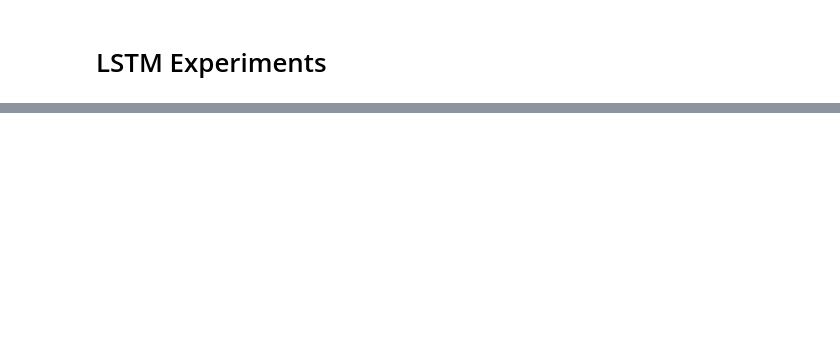
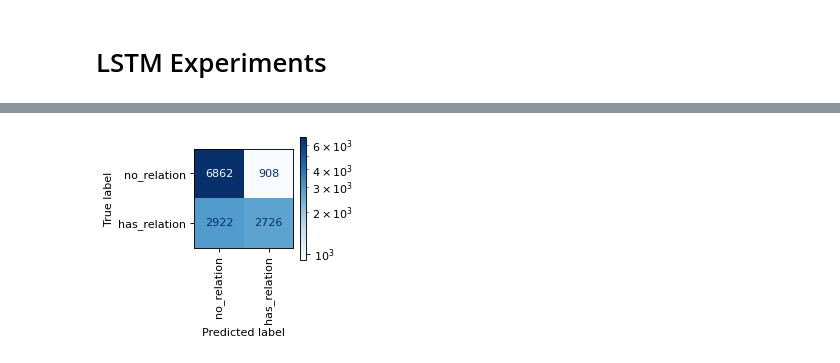
Before and after one commit to joehiggitt/relation-extraction, a Jupyter notebook: LSTM.ipynb, the cells around one changed output, grey strips where cells are left out. Drawn from its saved outputs; the diff is of its cells as text; code cells hidden in the pictures; blank space fills up the shorter version.

```diff
--- a/LSTM.ipynb
+++ b/LSTM.ipynb
@@ -454,0 +737,16 @@ weighted avg      0.699     0.690     0.670     13418
+# %%
+# Prepares text input
+X_pp = vectoriser(X)
+
+# Trains model
+model10.fit(
+    [X_pp, X1, X2],
+    y1,
+    epochs=EPOCHS,
+    batch_size=BATCH_SIZE,
+    validation_split=VAL_SPLIT,
+    callbacks=[ckpt_callback_10]
+)
+
+# Loads weights producing highest validation accuracy into model
+model10.load_weights(CKPT_PATH_10)
@@ -454,0 +776,9 @@ weighted avg      0.699     0.690     0.670     13418
+# %%
+# Prepares text input
+X_test_pp = vectoriser(X_test)
+
+# Predicts class using model
+prediction_probs_10 = model10.predict([X_test_pp, X1_test, X2_test])
+
+# Converts output binary probability into integer label
+predictions_10 = classify_binary_out(prediction_probs_10.flatten())[0]
@@ -454,0 +787,11 @@ weighted avg      0.699     0.690     0.670     13418
+# %%
+# Creates confusion matrix
+cm = confusion_matrix(y1_test, predictions_10)
+
+# Plots confusion matrix
+fig, ax = plt.subplots(**SMALL_FIG_PARAMS)
+dis = ConfusionMatrixDisplay(confusion_matrix=cm, display_labels=labels_binary)
+dis.plot(ax=ax, **PLOT_PARAMS)
+plt.show()
+# %% [output]
+[figure, added]
```
Also changed, not shown: parts of 85 cells of this notebook, 12 other files.
